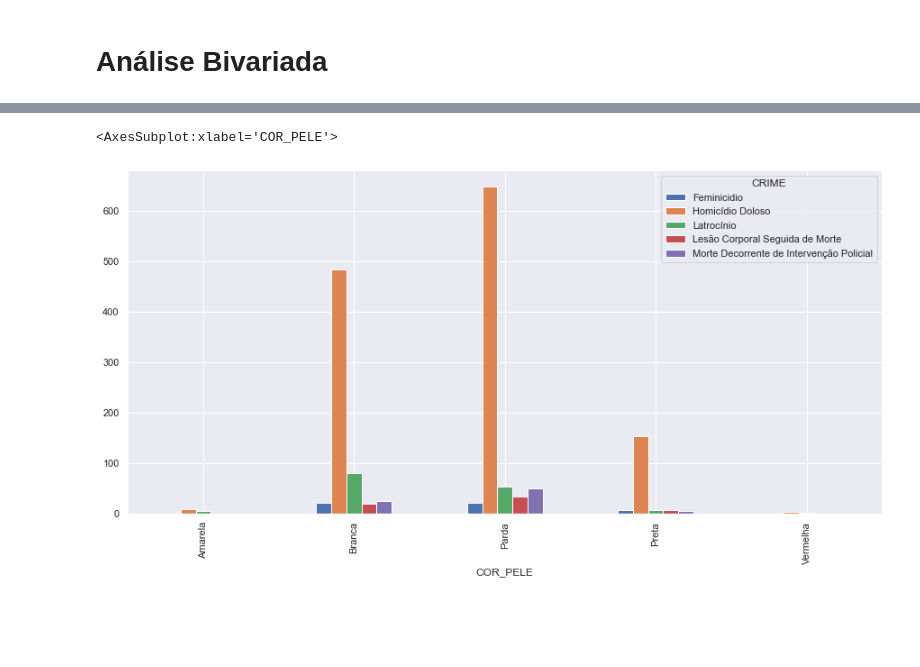
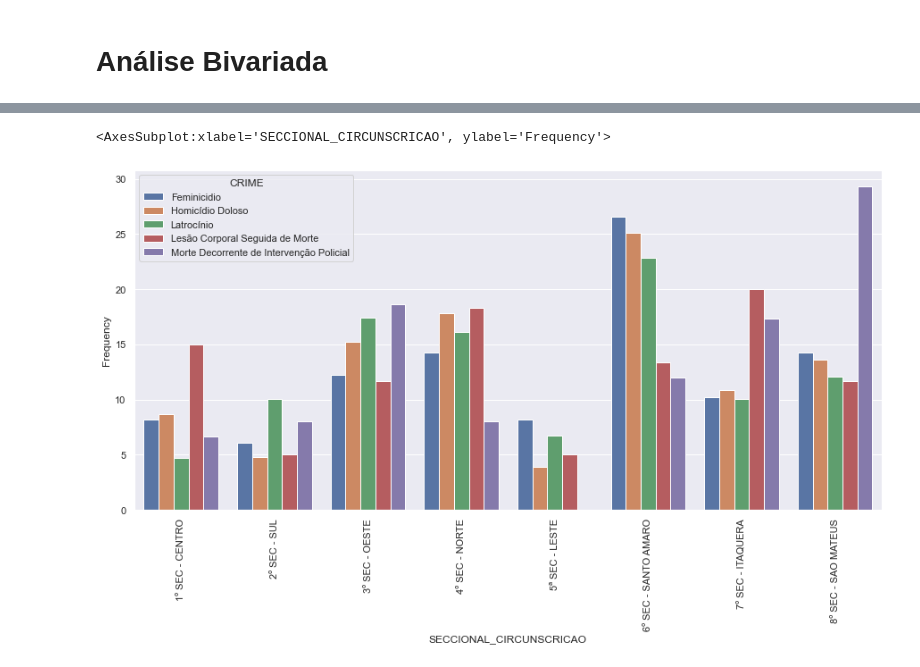
Before and after one commit to LucaNoto/PF_CoderHouse, a Jupyter notebook: Crimes_AnaliseBivariadaLucaNoto.ipynb, the cells around one changed output, grey strips where cells are left out. Drawn from its saved outputs; the diff is of its cells as text; code cells hidden in the pictures; blank space fills up the shorter version.

```diff
--- a/Crimes_AnaliseBivariadaLucaNoto.ipynb
+++ b/Crimes_AnaliseBivariadaLucaNoto.ipynb
@@ -32,2 +56,26 @@ dfClean.head()
+# %%
+def generateAbsoluteGroupBy(var1,var2):
+    df1 = dfClean.groupby([var1,var2]).size().reset_index().rename(columns={0:'Count'})
+
+    return df1
+
+def generateFrequencyGroupBy(var1,var2):
+    df1 = dfClean.groupby([var1,var2]).agg({var2: 'count'})
+    df2 = df1.groupby(level=0).apply(lambda x:100 * x / float(x.sum())).rename(columns={var2:'Frequency'}).reset_index()
+
+    return df2
+
+def generateSubplots(df,variable):
+
+    crimes = list(df['CRIME'].unique())
+
+    fig, axes = plt.subplots(len(crimes),1,figsize=(15, len(crimes)*4), sharey=True)
+
+    for i,c in enumerate(crimes):
+        sns.lineplot(data=df[df['CRIME']==c], x=variable, y="Frequency",ax=axes[i],color=sns.color_palette()[i])
+        axes[i].set_xlabel("")
+        axes[i].set_title(c)
+        if i==len(crimes)-1:
+            plt.xlabel(variable)
 # %% [markdown]
 # Análise Bivariada
@@ -69,8 +82,12 @@ crimes_sexo
-# %%
-dfClean.COR_PELE = dfClean.COR_PELE.str.strip().replace({'Ignorada':'Ignorada/Não Informada','Não informada':'Ignorada/Não Informada'})
-fig, ax = plt.subplots(figsize=(15,7))
-crimes_cor = dfClean[dfClean['COR_PELE']!='Ignorada/Não Informada'].groupby(['COR_PELE','CRIME']).size().unstack().plot(kind='bar',ax=ax)
-crimes_cor
-# %% [output]
-<AxesSubplot:xlabel='COR_PELE'>
-[figure, removed]
+# %%
+variable = 'SECCIONAL_CIRCUNSCRICAO'
+
+df = generateFrequencyGroupBy('CRIME',variable)
+
+fig, ax = plt.subplots(figsize=(15,7))
+
+plt.xticks(rotation=90)
+sns.barplot(data=df, x=variable, y="Frequency", hue="CRIME")
+# %% [output]
+<AxesSubplot:xlabel='SECCIONAL_CIRCUNSCRICAO', ylabel='Frequency'>
+[figure, added]
```
Also changed, not shown: parts of 19 cells of this notebook, 2 other files.
